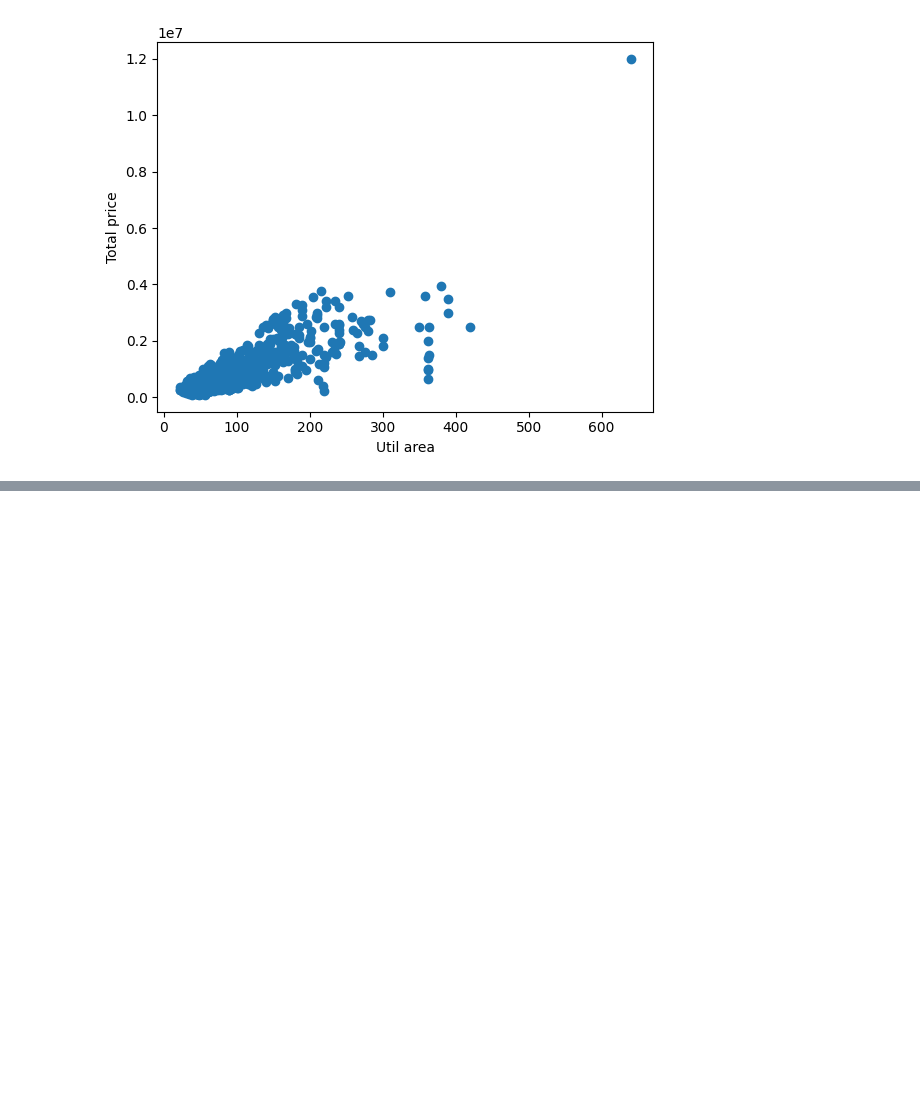
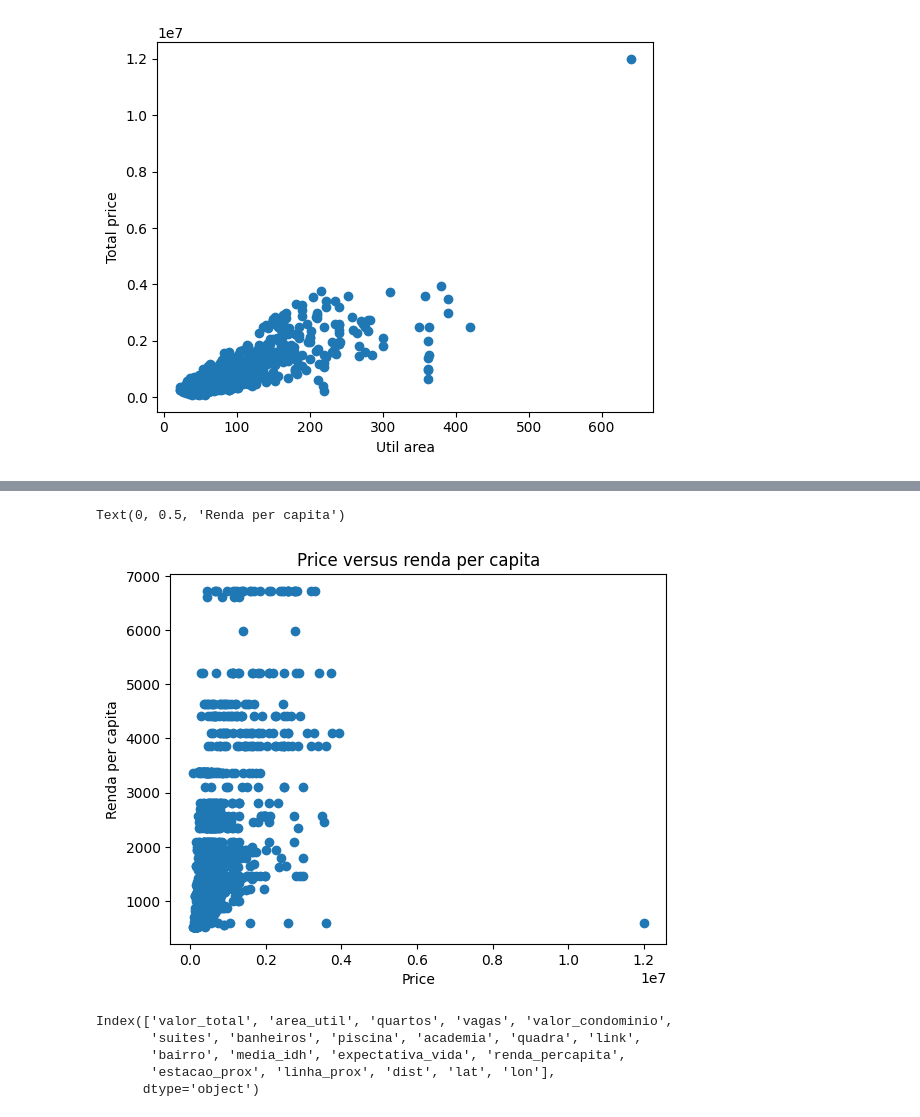
Before and after one commit to AlmirNeeto99/data-science-and-machine-learning, a Jupyter notebook: exercise-2/main.ipynb, the cells around one changed output, grey strips where cells are left out. Cells and saved outputs as stored; diff of their text form; code cells hidden in the pictures; blank space fills up the shorter version.

```diff
--- a/exercise-2/main.ipynb
+++ b/exercise-2/main.ipynb
@@ -86,0 +150,17 @@ Text(0, 0.5, 'Total price')
+# %%
+plt.scatter(data['valor_total'], data['renda_percapita'])
+plt.title('Price versus renda per capita')
+plt.xlabel('Price')
+plt.ylabel('Renda per capita')
+# There is no interesting relation between price and 'rendapercapita'
+# %% [output]
+Text(0, 0.5, 'Renda per capita')
+[figure, added]
+# %%
+data.columns
+# %% [output]
+Index(['valor_total', 'area_util', 'quartos', 'vagas', 'valor_condominio',
+       'suites', 'banheiros', 'piscina', 'academia', 'quadra', 'link',
+       'bairro', 'media_idh', 'expectativa_vida', 'renda_percapita',
+       'estacao_prox', 'linha_prox', 'dist', 'lat', 'lon'],
+      dtype='object')
```
Also changed, not shown: parts of 20 cells of this notebook.
